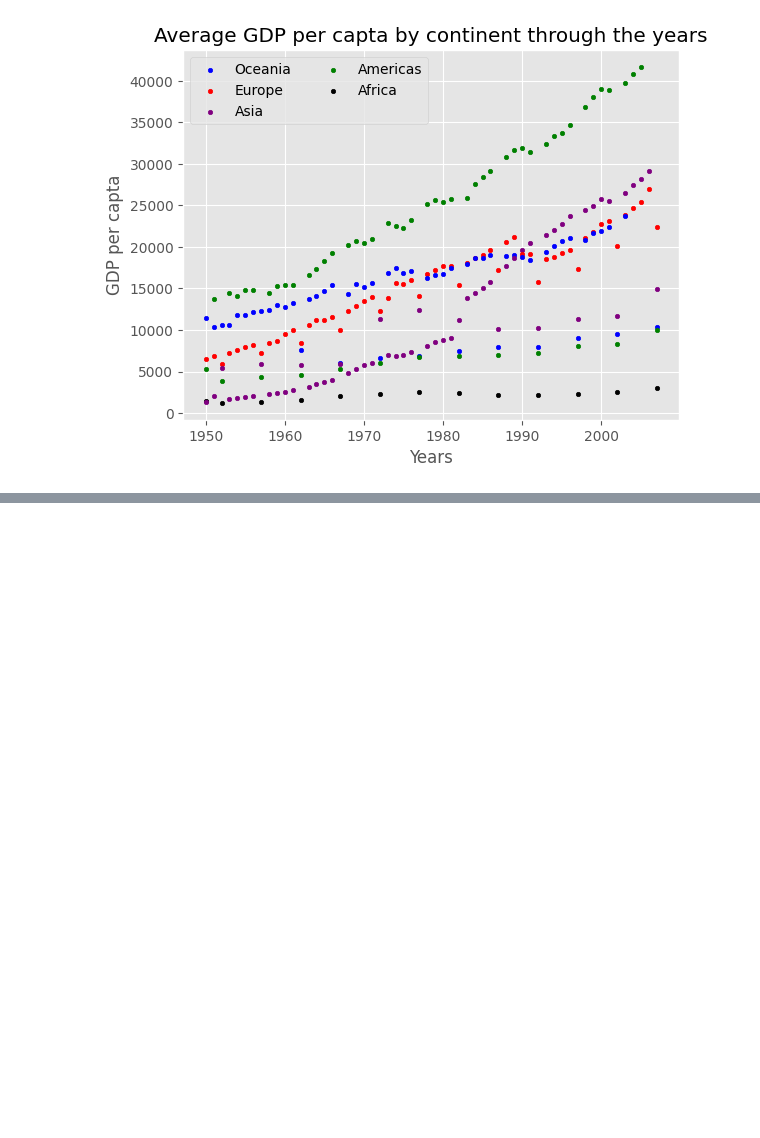
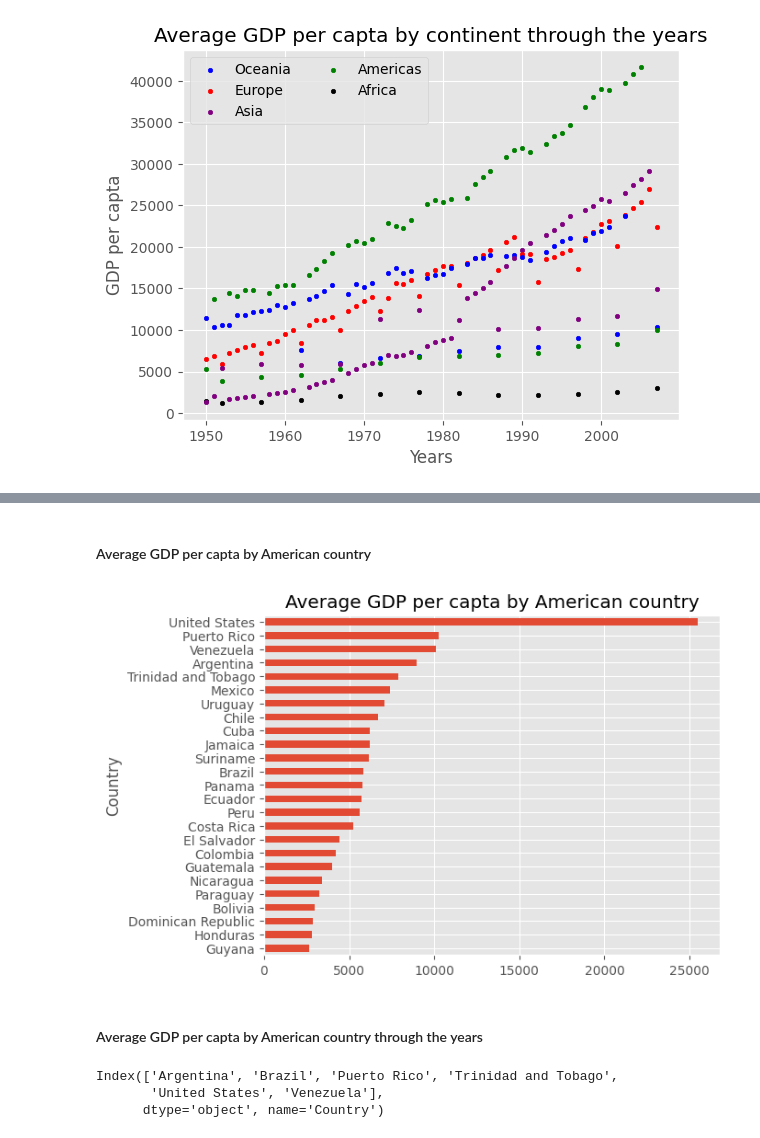
Before and after one commit to florescarol/gapminder_analysis, a Jupyter notebook: analysis.ipynb, the cells around one changed output, grey strips where cells are left out. Drawn from its saved outputs; the diff is of its cells as text; code cells hidden in the pictures; blank space fills up the shorter version.

```diff
--- a/analysis.ipynb
+++ b/analysis.ipynb
@@ -128,0 +187,20 @@ plt.legend(loc = "upper left", ncols = 2);
+# %% [markdown]
+<h4> Average GDP per capta by American country </h4>
+# %%
+gdp_grouped_by_country = df_americas.groupby("Country")["GDP per capta"]
+sorted_values =  gdp_grouped_by_country.mean().sort_values()
+plt.ylabel("GDP per capta")
+sorted_values.plot.barh(title="Average GDP per capta by American country");
+# %% [output]
+[figure, added]
+# %% [markdown]
+<h4> Average GDP per capta by American country through the years </h4>
+# %%
+# Considering only top 5 countries + Brasil
+all_countries = gdp_grouped_by_country.mean().sort_values(ascending=False)
+countries = all_countries[:5].keys().union(["Brazil"])
+countries
+# %% [output]
+Index(['Argentina', 'Brazil', 'Puerto Rico', 'Trinidad and Tobago',
+       'United States', 'Venezuela'],
+      dtype='object', name='Country')
```
Also changed, not shown: parts of 9 cells of this notebook.
